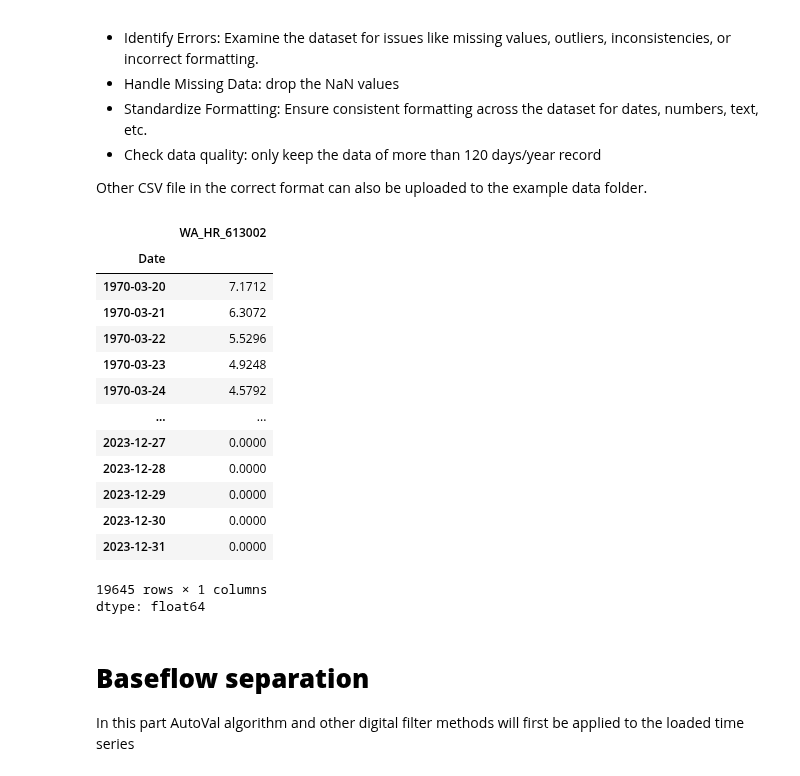
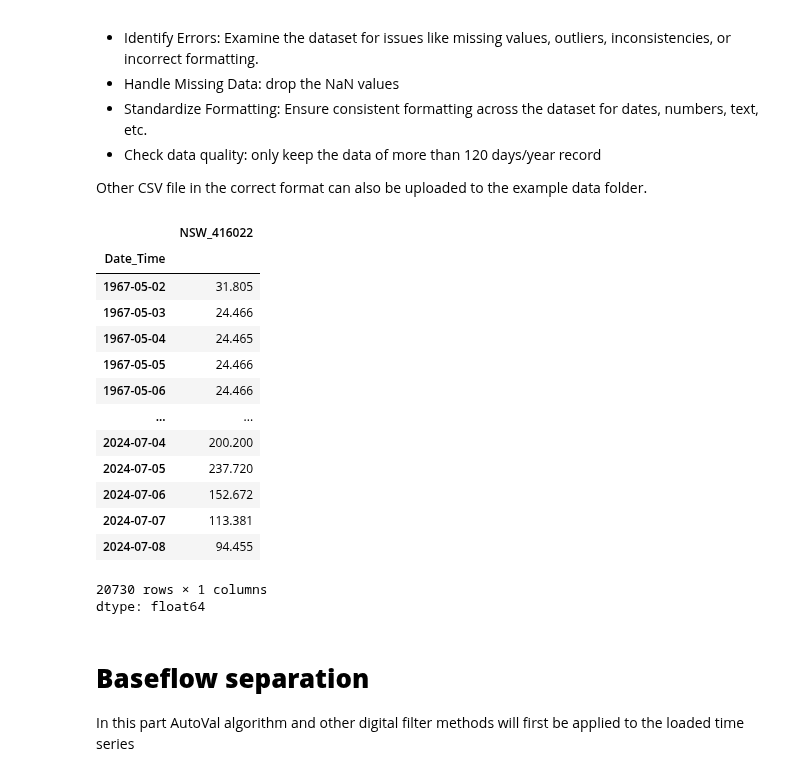
Before and after one commit to ssharifazari/AutoVL, a Jupyter notebook: AutoVL.ipynb, the cells around one changed output. Saved outputs shown, nothing was run; the diff lists cells and outputs as text; code cells hidden in the pictures.

```diff
--- a/AutoVL.ipynb
+++ b/AutoVL.ipynb
@@ -204,35 +204,35 @@ Other CSV file in the correct format can also be uploaded to the example data fo
 # %%
 # CSV file for provided by baseflow package
 #df = pd.read_csv(baseflow.example, index_col=0, parse_dates=True)
 
 # CSV file for Cockburn River at Mulla Crossing, NSW, station: 419016
 #url = "https://raw.githubusercontent.com/ssharifazari/Baseflow-project/refs/heads/main/example%20data/Hydstra_419016.csv"
 
 # CSV file for Harvy River at Dingo Road, WA, BOM station: 613002. If you reproduce Vincent Lyne (2025)'s results
-url = "https://raw.githubusercontent.com/ssharifazari/Baseflow-project/main/example%20data/HarvyRiver_613002.csv"
-df = pd.read_csv(url, index_col = 0, parse_dates = True, dayfirst = True)
+#url = "https://raw.githubusercontent.com/ssharifazari/Baseflow-project/main/example%20data/HarvyRiver_613002.csv"
+#df = pd.read_csv(url, index_col = 0, parse_dates = True, dayfirst = True)
 
-#df = pd.read_csv('Deepwater_416023.csv', index_col = 0, parse_dates = True, dayfirst = True)
+df = pd.read_csv('Severn_416022.csv', index_col = 0, parse_dates = True, dayfirst = True)
 
 Q = df[df.columns[0]]
 #df_1973 = df.loc['1973']
 #Q = df[df_1973.columns[0]]
 Q
 # %% [output]
-|  | WA_HR_613002 |
-| Date |  |
-| 1970-03-20 | 7.1712 |
-| 1970-03-21 | 6.3072 |
-| 1970-03-22 | 5.5296 |
-| 1970-03-23 | 4.9248 |
-| 1970-03-24 | 4.5792 |
+|  | NSW_416022 |
+| Date_Time |  |
+| 1967-05-02 | 31.805 |
+| 1967-05-03 | 24.466 |
+| 1967-05-04 | 24.465 |
+| 1967-05-05 | 24.466 |
+| 1967-05-06 | 24.466 |
 | ... | ... |
-| 2023-12-27 | 0.0000 |
-| 2023-12-28 | 0.0000 |
-| 2023-12-29 | 0.0000 |
-| 2023-12-30 | 0.0000 |
-| 2023-12-31 | 0.0000 |
+| 2024-07-04 | 200.200 |
+| 2024-07-05 | 237.720 |
+| 2024-07-06 | 152.672 |
+| 2024-07-07 | 113.381 |
+| 2024-07-08 | 94.455 |
-19645 rows × 1 columns
+20730 rows × 1 columns
 dtype: float64
 # %%
 import baseflow.utils
```
Also changed, not shown: parts of 11 cells of this notebook.
